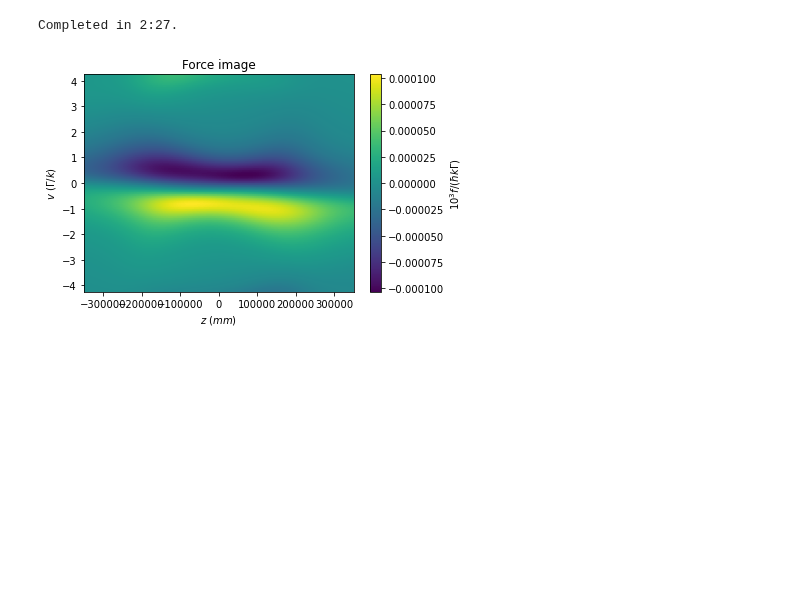
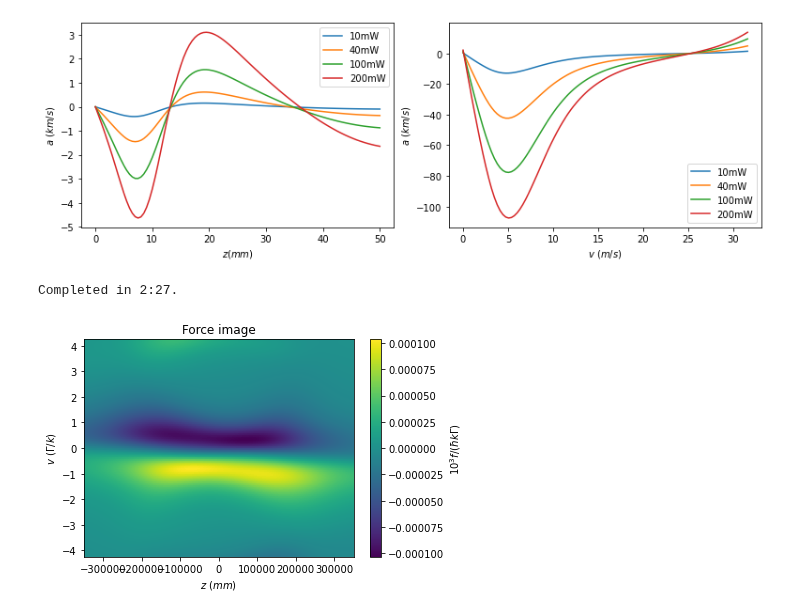
Before and after one commit to DongkyuLim/MgF-simulation, a Jupyter notebook: MgF simulate.ipynb, the cells around one changed output. Drawn from its saved outputs; the diff is of its cells as text; code cells hidden in the pictures; blank space fills up the shorter version.

```diff
--- a/MgF simulate.ipynb
+++ b/MgF simulate.ipynb
@@ -71,6 +63,7 @@ hamiltonian = pylcp.hamiltonian(H0_X, H0_A, Bq_X, Bq_A, dijq,mass = mass)
 # %%
 Isat = np.pi*cts.h*cts.c*Gamma*2*np.pi*1e6/3*1/(wavelength)**3
 
+mag_field_grad = 1.*1000*x0
 magField = pylcp.quadrupoleMagneticField(mag_field_grad)
 
 def Fixed_detune_MgF_MOT(s):
@@ -96,32 +89,35 @@ def Fixed_detune_MgF_MOT(s):
 # %%
 # The detunings used in the PRAs:
 dets = np.array([-0.25, -0.5, -1, -2])
 P = np.array([0.010, 0.040, 0.1, 0.2])
 intensities = 2.*P/(np.pi*0.012**2)/Isat
 # Make the axis:
-z = np.linspace(0, 50/x0, 101)
+z = np.linspace(0, 50/x0/1000, 101)
 v = np.linspace(0., 4., 101)
 
-# fig,ax = plt.subplots(1,2,figsize=(13,4))
-# for jj, intensity in enumerate(intensities):
-#     laserBeams = Fixed_detune_MgF_MOT(intensity)
-#     trap = pylcp.rateeq(laserBeams,magField,hamiltonian,include_mag_forces=0)
-#     trap.generate_force_profile(
-#         [np.zeros(z.shape), np.zeros(z.shape), z],
-#         [np.zeros(z.shape), np.zeros(z.shape), np.zeros(z.shape)],
-#         name='Fz')
-#     trap.generate_force_profile(
-#         [np.zeros(v.shape), np.zeros(v.shape), 1e-12*np.ones(v.shape)],
-#         [np.zeros(v.shape), np.zeros(v.shape), v],
-#         name='Fv')
-#     ax[0].plot(z, trap.profile['Fz'].F[2]/mass*x0/t0**2*1e-3, color='C{0:d}'.format(jj),label = f'{int(1000*P[jj])}mW')
-#     ax[1].plot(v*x0/t0, trap.profile['Fv'].F[2]/mass*x0/t0**2*1e-3, color='C{0:d}'.format(jj),label = f'{int(1000*P[jj])}mW')
-# ax[0].set_xlabel('$z (mm)$')
-# ax[0].set_ylabel('$a\ (km/s)$')
-# ax[1].set_xlabel('$v\ (m/s)$')
-# ax[0].legend()
-# ax[1].legend()
-# fig.subplots_adjust(hspace=0.33, wspace=0.175)
+fig,ax = plt.subplots(1,2,figsize=(13,4))
+for jj, intensity in enumerate(intensities):
+    laserBeams = Fixed_detune_MgF_MOT(intensity)
+    trap = pylcp.rateeq(laserBeams,magField,hamiltonian,include_mag_forces=1)
+    trap.generate_force_profile(
+        [np.zeros(z.shape), np.zeros(z.shape), z],
+        [np.zeros(z.shape), np.zeros(z.shape), np.zeros(z.shape)],
+        name='Fz')
+    trap.generate_force_profile(
+        [np.zeros(v.shape), np.zeros(v.shape), 1e-12*np.ones(v.shape)],
+        [np.zeros(v.shape), np.zeros(v.shape), v],
+        name='Fv')
+    ax[0].plot(z*x0*1000, trap.profile['Fz'].F[2]/mass*a0*1e-3, color='C{0:d}'.format(jj),label = f'{int(1000*P[jj])}mW')
+    ax[1].plot(v*x0/t0, trap.profile['Fv'].F[2]/mass*a0*1e-3, color='C{0:d}'.format(jj),label = f'{int(1000*P[jj])}mW')
+ax[0].set_xlabel('$z (mm)$')
+ax[0].set_ylabel('$a\ (km/s)$')
+ax[1].set_xlabel('$v\ (m/s)$')
+ax[1].set_ylabel("$a\ (km/s)$")
+ax[0].legend()
+ax[1].legend()
+fig.subplots_adjust(hspace=0.33, wspace=0.175)
 
 # # fig.savefig('20210423_1.png')
+# %% [output]
+[figure, added]
 # %%
```
Also changed, not shown: parts of 2 cells of this notebook.
